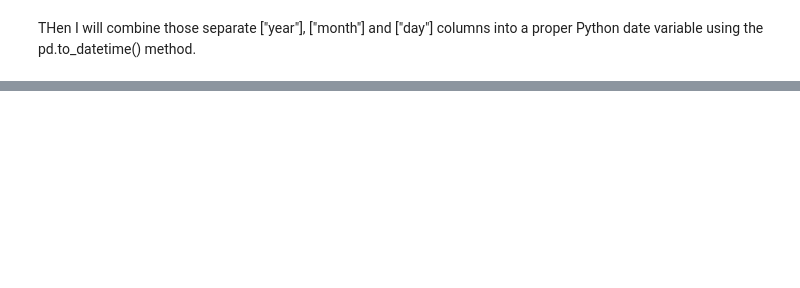
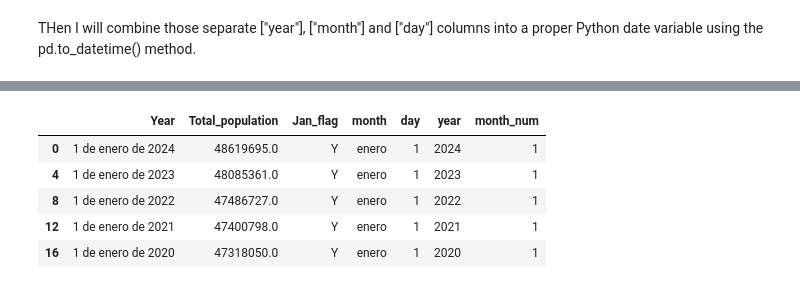
Before and after one commit to Pablo-source/ML-using-Python, a Jupyter notebook: data_wrangling_scripts/10 Import excel file creating standard date variable.ipynb, the cells around one changed output, grey strips where cells are left out. Saved outputs shown, nothing was run; the diff lists cells and outputs as text; code cells hidden in the pictures; blank space fills up the shorter version.

Commit message:
recoded month column as numeric

```diff
--- a/data_wrangling_scripts/10 Import excel file creating standard date variable.ipynb
+++ b/data_wrangling_scripts/10 Import excel file creating standard date variable.ipynb
@@ -304,0 +314,3 @@ See the caveats in the documentation: https://pandas.pydata.org/pandas-docs/stab
+# %%
+new_date_variable = final_population_data.copy()
+new_date_variable.head()
@@ -304,0 +324,12 @@ See the caveats in the documentation: https://pandas.pydata.org/pandas-docs/stab
+# %%
+# Recoding month to numeric
+# As I only have one value to recode, I will use a lambda function
+new_date_variable['month_num']=new_date_variable['month'].apply(lambda x:1 if x=='enero' else 0)
+new_date_variable.head()
+# %% [output]
+|  | Year | Total_population | Jan_flag | month | day | year | month_num |
+| 0 | 1 de enero de 2024 | 48619695.0 | Y | enero | 1 | 2024 | 1 |
+| 4 | 1 de enero de 2023 | 48085361.0 | Y | enero | 1 | 2023 | 1 |
+| 8 | 1 de enero de 2022 | 47486727.0 | Y | enero | 1 | 2022 | 1 |
+| 12 | 1 de enero de 2021 | 47400798.0 | Y | enero | 1 | 2021 | 1 |
+| 16 | 1 de enero de 2020 | 47318050.0 | Y | enero | 1 | 2020 | 1 |
```
Also changed, not shown: parts of 6 cells of this notebook.
